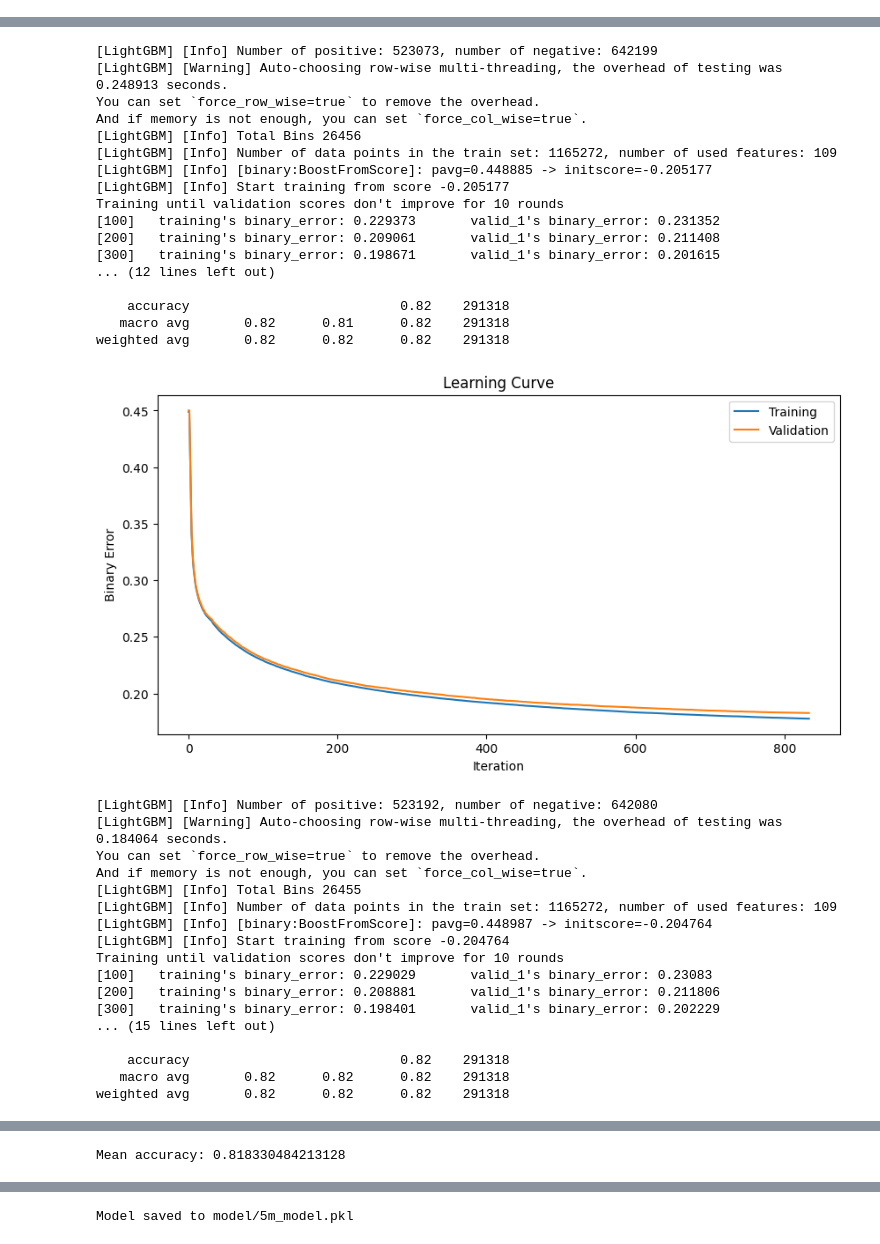
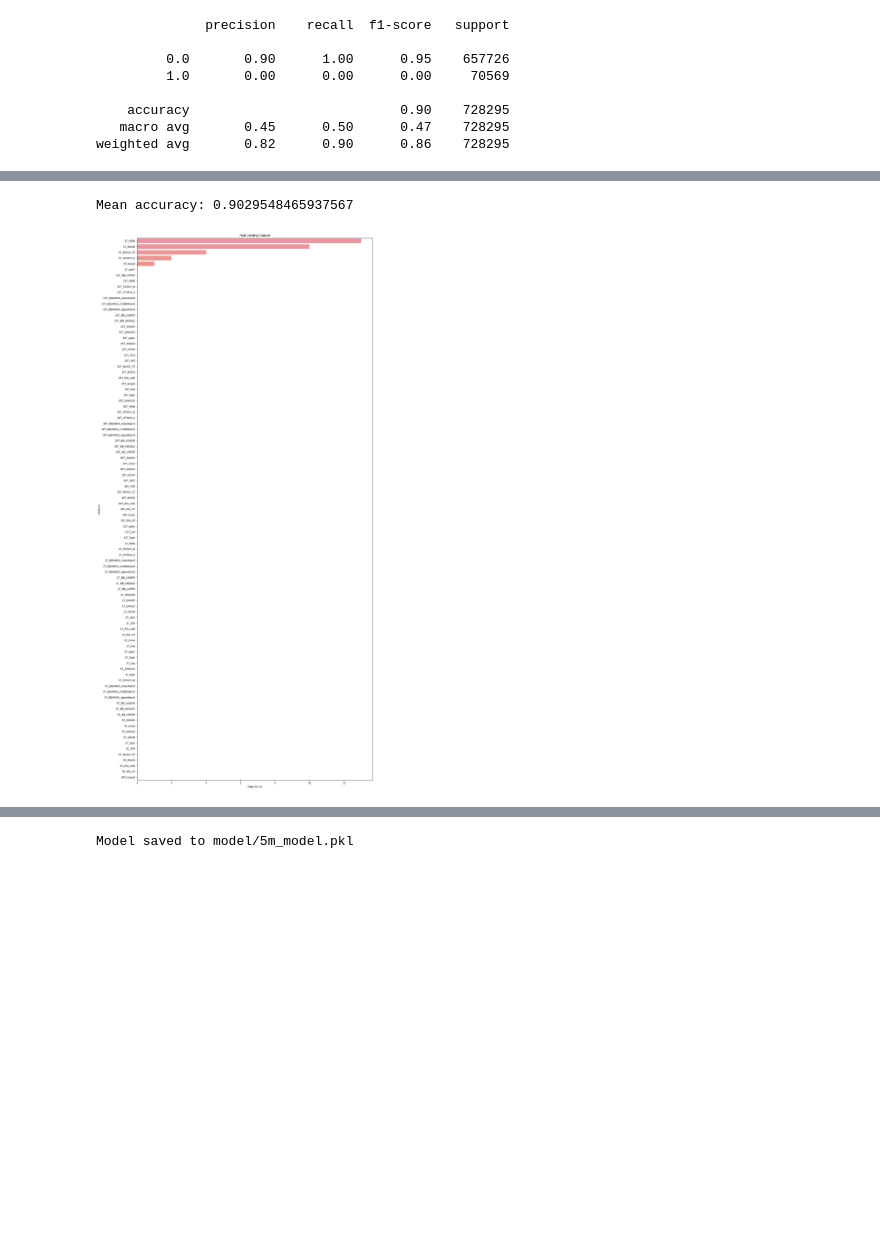
Before and after one commit to pixcelo/gmo-algo-trading, a Jupyter notebook: tm_binary_5m.ipynb, the cells around one changed output, grey strips where cells are left out. Drawn from its saved outputs; the diff is of its cells as text; code cells hidden in the pictures; blank space fills up the shorter version.

```diff
--- a/tm_binary_5m.ipynb
+++ b/tm_binary_5m.ipynb
@@ -28,28 +28,38 @@ def feature_engineering(df, prefix):
     # volume = df[f'{prefix}_volume'].values
     hilo = (high + low) / 2
 
+    # rsi = talib.RSI(close, timeperiod=8) # default = 14
+    # /df[f'{prefix}_RSI'] = rsi
+    # df[f'{prefix}_RSI_BB_UPPER'], df[f'{prefix}_RSI_BB_MIDDLE'], df[f'{prefix}_RSI_BB_LOWER'] = talib.BBANDS(rsi, timeperiod=20, nbdevup=2, nbdevdn=2, matype=0)
+
     df[f'{prefix}_RSI_ST'] = talib.RSI(close)/close
     df[f'{prefix}_RSI_LOG'] = log_transform_feature(talib.RSI(close))
     df[f'{prefix}_MACD'], _, _ = talib.MACD(close)
     df[f'{prefix}_MACD_ST'], _, _ = talib.MACD(close)/close
     df[f'{prefix}_ATR'] = talib.ATR(high, low, close)
+
     df[f'{prefix}_ADX'] = talib.ADX(high, low, close, timeperiod=14)
     df[f'{prefix}_ADXR'] = talib.ADXR(high, low, close, timeperiod=14)
+    # df[f'{prefix}_+DI'] = talib.PLUS_DI(high, low, close, timeperiod=14)
+    # df[f'{prefix}_-DI'] = talib.MINUS_DI(high, low, close, timeperiod=14)
 
     df[f'{prefix}_SMA20'] = talib.SMA(close, timeperiod=20)
     df[f'{prefix}_SMA50'] = talib.SMA(close, timeperiod=50)
-    df[f'{prefix}_SMA100'] = talib.SMA(close, timeperiod=100)
+    df[f'{prefix}_SMA200'] = talib.SMA(close, timeperiod=200)
 
-    df[f'{prefix}_BB_UPPER'], df[f'{prefix}_BB_MIDDLE'], df[f'{prefix}_BB_LOWER'] = talib.BBANDS(close)
+    df[f'{prefix}_BB_UPPER'], df[f'{prefix}_BB_MIDDLE'], df[f'{prefix}_BB_LOWER'] = talib.BBANDS(close, timeperiod=20, nbdevup=2, nbdevdn=2, matype=0)
     df[f'{prefix}_BBANDS_upperband'] = (df[f'{prefix}_BB_UPPER'] - hilo) / close
     df[f'{prefix}_BBANDS_middleband'] = (df[f'{prefix}_BB_MIDDLE'] - hilo) / close
     df[f'{prefix}_BBANDS_lowerband'] = (df[f'{prefix}_BB_LOWER'] - hilo) / close
+    # df[f'{prefix}_BBANDS_bandwidth'] = (df[f'{prefix}_BB_UPPER'] - df[f'{prefix}_BB_LOWER']) / df[f'{prefix}_BB_MIDDLE']
+    # df[f'{prefix}_BBANDS_squeeze'] = (df[f'{prefix}_BBANDS_bandwidth'] < df[f'{prefix}_BBANDS_bandwidth'].rolling(window=20).mean()).astype(int)
+
     df[f'{prefix}_STOCH_K'], df[f'{prefix}_STOCH_D'] = talib.STOCH(high, low, close)/close
     df[f'{prefix}_MON'] = talib.MOM(close, timeperiod=5)
     # df[f'{prefix}_OBV'] = talib.OBV(close, volume)
 
-    df[f'{prefix}_support'] = df[f'{prefix}_low'].rolling(window=20, min_periods=1).min()
-    df[f'{prefix}_resistance'] = df[f'{prefix}_high'].rolling(window=20, min_periods=1).max()
+    # df[f'{prefix}_support'] = df[f'{prefix}_low'].rolling(window=20, min_periods=1).min()
+    # df[f'{prefix}_resistance'] = df[f'{prefix}_high'].rolling(window=20, min_periods=1).max()
 
     df = df.fillna(method='ffill')
 
@@ -94,9 +104,9 @@ def plot_feature_importance(importances, feature_names):
     plt.tight_layout()
     plt.show()
 
-def train_and_evaluate(df, n_splits=5):
-    features = df.drop('1T_target', axis=1)
-    labels = df['1T_target']
+def train_and_evaluate(df, n_splits=2):
+    features = df.drop('5T_target', axis=1)
+    labels = df['5T_target']
 
     kf = KFold(n_splits=n_splits, shuffle=True, random_state=42)
     accuracies = []
@@ -162,7 +172,7 @@ def resample_data(df):
     for tf in timeframes:
         resampled = df.resample(tf).agg({'open': 'first', 'high': 'max', 'low': 'min', 'close': 'last'})
         resampled.dropna(inplace=True)
-        resampled.columns = [f"{tf}_{col}" for col in resampled.columns]  # df.columns -> resampled.columns
+        resampled.columns = [f"{tf}_{col}" for col in resampled.columns]
         prefix = resampled.columns[0].split('_')[0]
         processed_df = feature_engineering(resampled, prefix)
         processed_df = create_label(processed_df, prefix)
@@ -179,11 +189,12 @@ if __name__ == "__main__":
     # Assuming you have only one DataFrame in the list
     combined_df = dfs[0]
     combined_df = resample_data(combined_df)
+    display(combined_df)
 
     # add feature support and resistance
-    combined_df = price_relation(combined_df, '1T', '5T')
-    combined_df = price_relation(combined_df, '5T', '15T')
-    combined_df = price_relation(combined_df, '5T', '30T')
+    # combined_df = price_relation(combined_df, '1T', '5T')
+    # combined_df = price_relation(combined_df, '5T', '15T')
+    # combined_df = price_relation(combined_df, '5T', '30T')
 
     model, evals_result = train_and_evaluate(combined_df)
 
@@ -230,0 +254,8 @@ weighted avg       0.82      0.82      0.82    291318
+              precision    recall  f1-score   support
+
+         0.0       0.90      1.00      0.95    657726
+         1.0       0.00      0.00      0.00     70569
+
+    accuracy                           0.90    728295
+   macro avg       0.45      0.50      0.47    728295
+weighted avg       0.82      0.90      0.86    728295
@@ -232,35 +263,2 @@ weighted avg       0.82      0.82      0.82    291318
-[LightGBM] [Info] Number of positive: 523073, number of negative: 642199
-[LightGBM] [Warning] Auto-choosing row-wise multi-threading, the overhead of testing was 0.248913 seconds.
-You can set `force_row_wise=true` to remove the overhead.
-And if memory is not enough, you can set `force_col_wise=true`.
-[LightGBM] [Info] Total Bins 26456
-[LightGBM] [Info] Number of data points in the train set: 1165272, number of used features: 109
-[LightGBM] [Info] [binary:BoostFromScore]: pavg=0.448885 -> initscore=-0.205177
-[LightGBM] [Info] Start training from score -0.205177
-Training until validation scores don't improve for 10 rounds
-[100]   training's binary_error: 0.229373       valid_1's binary_error: 0.231352
-[200]   training's binary_error: 0.209061       valid_1's binary_error: 0.211408
-[300]   training's binary_error: 0.198671       valid_1's binary_error: 0.201615
-... (12 lines left out)
-
-    accuracy                           0.82    291318
-   macro avg       0.82      0.81      0.82    291318
-weighted avg       0.82      0.82      0.82    291318
+Mean accuracy: 0.9029548465937567
-[figure, old version]
+[figure, new version]
-[LightGBM] [Info] Number of positive: 523192, number of negative: 642080
-[LightGBM] [Warning] Auto-choosing row-wise multi-threading, the overhead of testing was 0.184064 seconds.
-You can set `force_row_wise=true` to remove the overhead.
-And if memory is not enough, you can set `force_col_wise=true`.
-[LightGBM] [Info] Total Bins 26455
-[LightGBM] [Info] Number of data points in the train set: 1165272, number of used features: 109
-[LightGBM] [Info] [binary:BoostFromScore]: pavg=0.448987 -> initscore=-0.204764
-[LightGBM] [Info] Start training from score -0.204764
-Training until validation scores don't improve for 10 rounds
-[100]   training's binary_error: 0.229029       valid_1's binary_error: 0.23083
-[200]   training's binary_error: 0.208881       valid_1's binary_error: 0.211806
-[300]   training's binary_error: 0.198401       valid_1's binary_error: 0.202229
-... (15 lines left out)
-
-    accuracy                           0.82    291318
-   macro avg       0.82      0.82      0.82    291318
-weighted avg       0.82      0.82      0.82    291318
@@ -286 +264,0 @@ weighted avg       0.82      0.82      0.82    291318
-Mean accuracy: 0.818330484213128
```
Also changed, not shown: parts of 1 cell of this notebook, 37 other files.
